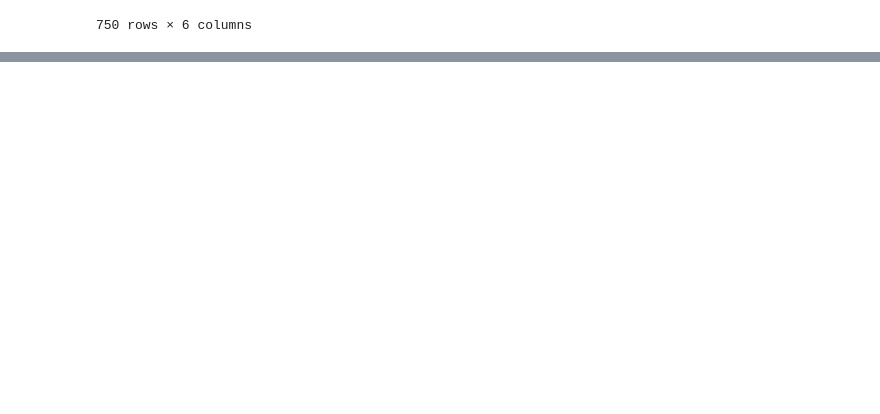
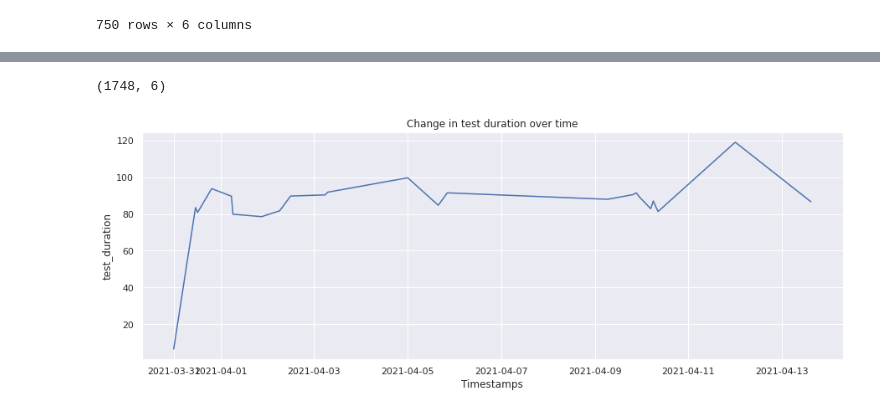
Before and after one commit to hemajv/ocp-ci-analysis, a Jupyter notebook: notebooks/data-sources/TestGrid/metrics/metrics_visualization.ipynb, the cells around one changed output, grey strips where cells are left out. Cells and saved outputs as stored; diff of their text form; code cells hidden in the pictures; blank space fills up the shorter version.

```diff
--- a/notebooks/data-sources/TestGrid/metrics/metrics_visualization.ipynb
+++ b/notebooks/data-sources/TestGrid/metrics/metrics_visualization.ipynb
@@ -260,0 +260,11 @@ plot_builds_tab_grid(
+# %%
+plot_metrics_tab_grid(
+    '"redhat-assisted-installer"',
+    "periodic-ci-openshift-release-master-nightly-4.7-e2e-metal-assisted",
+    metric,
+    "test_duration",
+    "Change in test duration over time"
+)
+# %% [output]
+(1748, 6)
+[figure, added]
```
Also changed, not shown: parts of 29 cells of this notebook.
